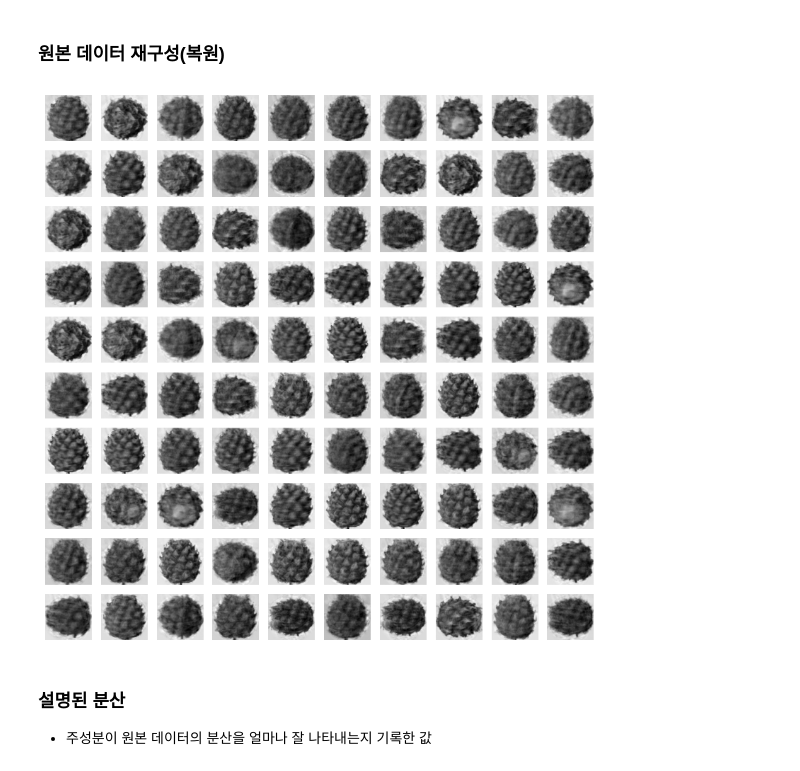
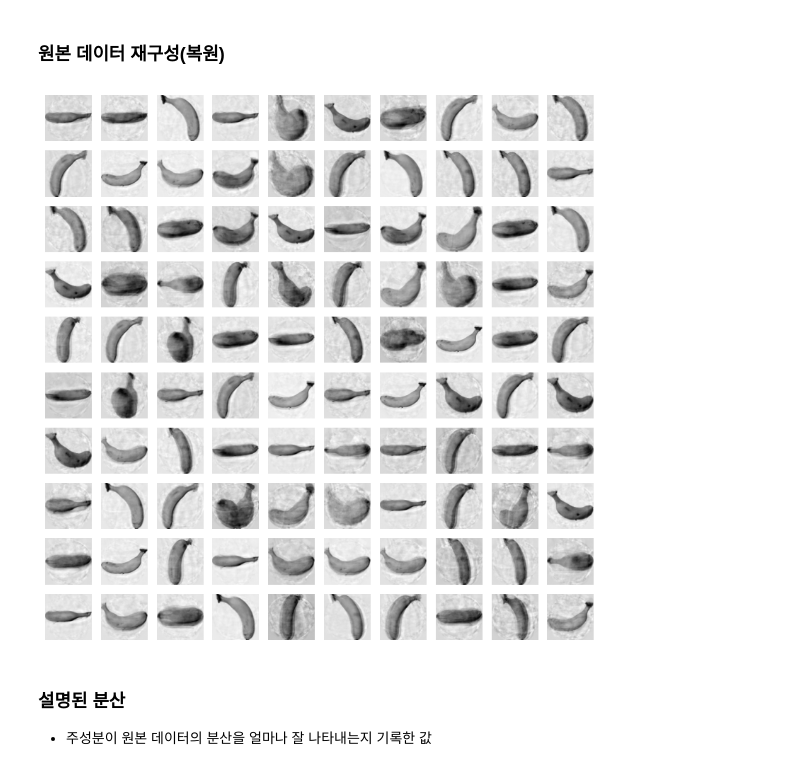
Before and after one commit to dahee325/ML, a Jupyter notebook: 6-3.ipynb, the cells around one changed output. Cells and saved outputs as stored; diff of their text form; code cells hidden in the pictures.

```diff
--- a/6-3.ipynb
+++ b/6-3.ipynb
@@ -48,9 +48,9 @@ fruits_pca.shape
 # %%
 fruits_inverse = pca.inverse_transform(fruits_pca) # pca.inverse_transform() : 원본 데이터 복원
 f = fruits_inverse.reshape(-1, 100, 100)
-draw_fruits(f[100:200])
+draw_fruits(f[200:300])
 # %% [output]
-[figure, old version]
+[figure, new version]
 # %% [markdown]
 ### 설명된 분산
 - 주성분이 원본 데이터의 분산을 얼마나 잘 나타내는지 기록한 값
```
Also changed, not shown: parts of 9 cells of this notebook, 3 other files.
